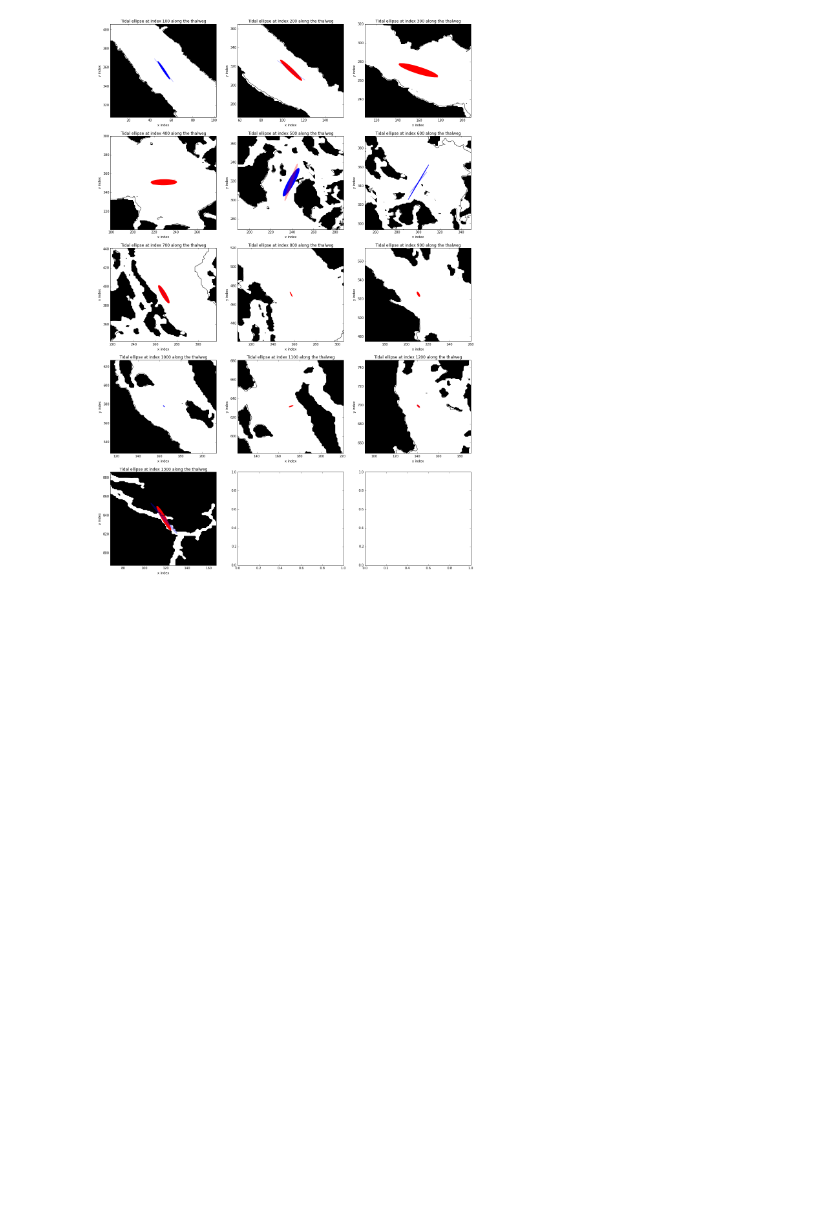
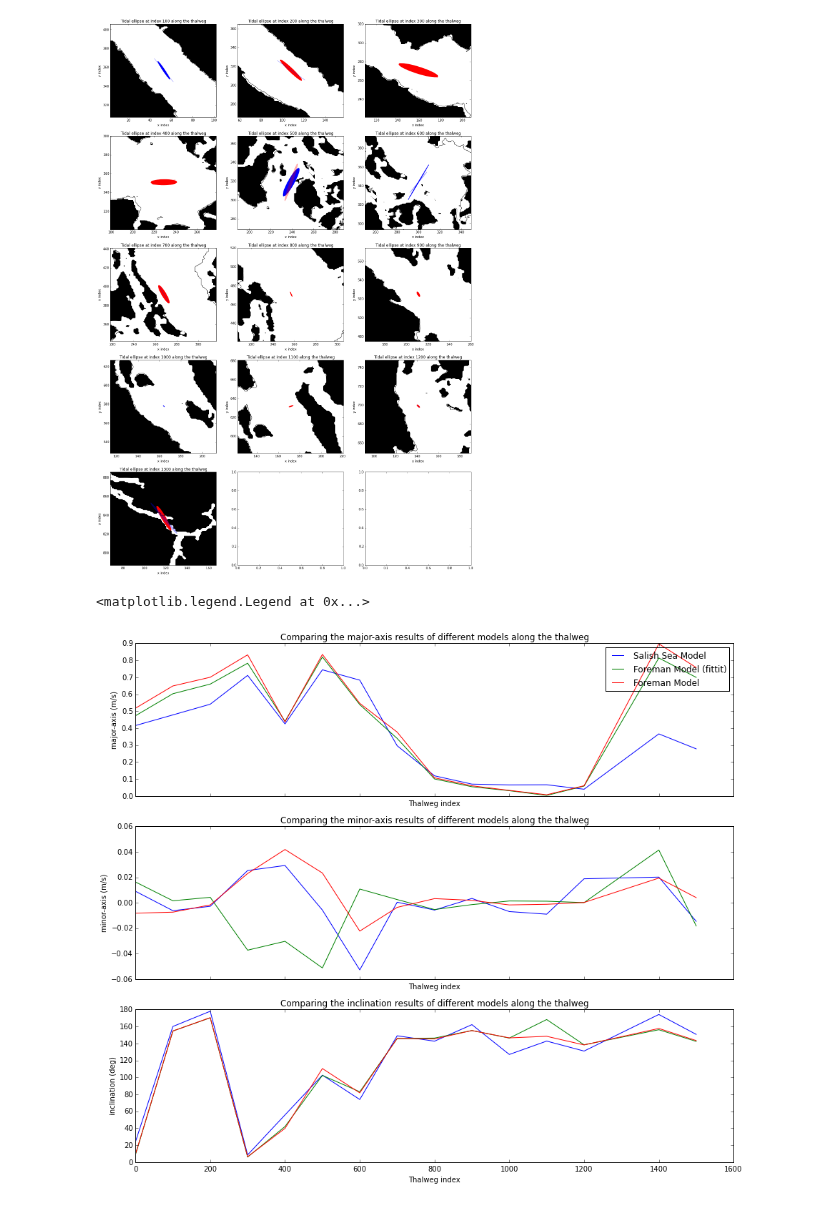
Before and after one commit to SalishSeaCast/analysis, a Jupyter notebook: Muriel/ThalwegEllipses.ipynb, the cells around one changed output. Saved outputs shown, nothing was run; the diff lists cells and outputs as text; code cells hidden in the pictures; blank space fills up the shorter version.

Commit message:
Add scatter plot comparison

```diff
--- a/Muriel/ThalwegEllipses.ipynb
+++ b/Muriel/ThalwegEllipses.ipynb
@@ -36,7 +36,7 @@ time2 = 736139+1
 
 time = np.arange(0,time2-time1)
 params_f = np.zeros((5,4))
-for r in np.arange(0,5):
+for r in np.arange(0,4):
     uM2amp, uM2pha, uK1amp, uK1pha = tidetools.fittit(u[r], time)
     vM2amp, vM2pha, vK1amp, vK1pha = tidetools.fittit(v[r], time)
     CX, SX, CY, SY, ap, am, ep, em, major, minor, theta, phase = tidetools.ellipse_params (uM2amp, uM2pha, vM2amp, vM2pha)
@@ -67,7 +67,7 @@ for k,l in zip(loc,count):
     df1 = pd.read_csv(runname1+'.csv', usecols=cols)
     df2 = pd.read_csv(runname2+'.csv', index_col=False)
     params[l,:,:] = df1.as_matrix()
-    params_av[l] = df2.as_matrix()
+    params_av[l,:] = df2.as_matrix()
 # %% [markdown]
 ##Plot of locations
 # %%
@@ -207,6 +207,9 @@ for r in np.arange(0,15):
     CX, SX, CY, SY, ap, am, ep, em, major, minor, theta, phase = tidetools.ellipse_params (uM2amp, uM2pha, vM2amp, vM2pha)
     CX_k, SX_k, CY_k, SY_k, ap_k, am_k, ep_k, em_k, major_k, minor_k, theta_k, phase_k = tidetools.ellipse_params (uK1amp, uK1pha, vK1amp, vK1pha)
     params_t[r,:] = [major/10, minor/10, theta, phase]
+# %%
+param_ft = sio.loadmat('/ocean/mdunn/Tides/param_thalweg.mat')['params_t']
+param_ft[:,0:2] = param_ft[:,0:2]/100
 # %%
 print "              Salish Sea Model         |             Foreman Model    "
 print "  Major-Axis   Minor-Axis     Angle    |   Major-Axis   Minor-Axis     Angle"
@@ -296,3 +299,23 @@ for a, b ,c, axis, axes in zip(i[1:], j[1:], count,xis, xes):
     ax[axis,axes].set_ylabel('y index')
 # %% [output]
 [figure]
+# %%
+loc = [0, 100, 200, 300, 400, 500, 600, 700, 800, 900, 1000, 1100, 1200, 1400, 1500]
+count = np.arange(0,14)
+parameter = ['major-axis', 'minor-axis', 'inclination']
+unit = ['m/s','m/s','deg']
+# %%
+fig, (ax0, ax1, ax2)= plt.subplots(3,1,figsize=(15,13), sharex=True)
+
+for ax , k, par, u in zip([ax0, ax1, ax2], np.arange(0,3), parameter, unit):
+    ax.plot(loc[:],params_av[:,k], '-', label='Salish Sea Model')
+    ax.plot(loc[:], params_t[:,k], '-', label='Foreman Model (fittit)')
+    ax.plot(loc[:], param_ft[:,k], '-', label='Foreman Model')
+
+    ax.set_title('Comparing the {} results of different models along the thalweg'.format(par))
+    ax.set_xlabel('Thalweg index')
+    ax.set_ylabel('{} ({})'.format(par,u))
+ax0.legend()
+# %% [output]
+<matplotlib.legend.Legend at 0x...>
+[figure, added]
```
